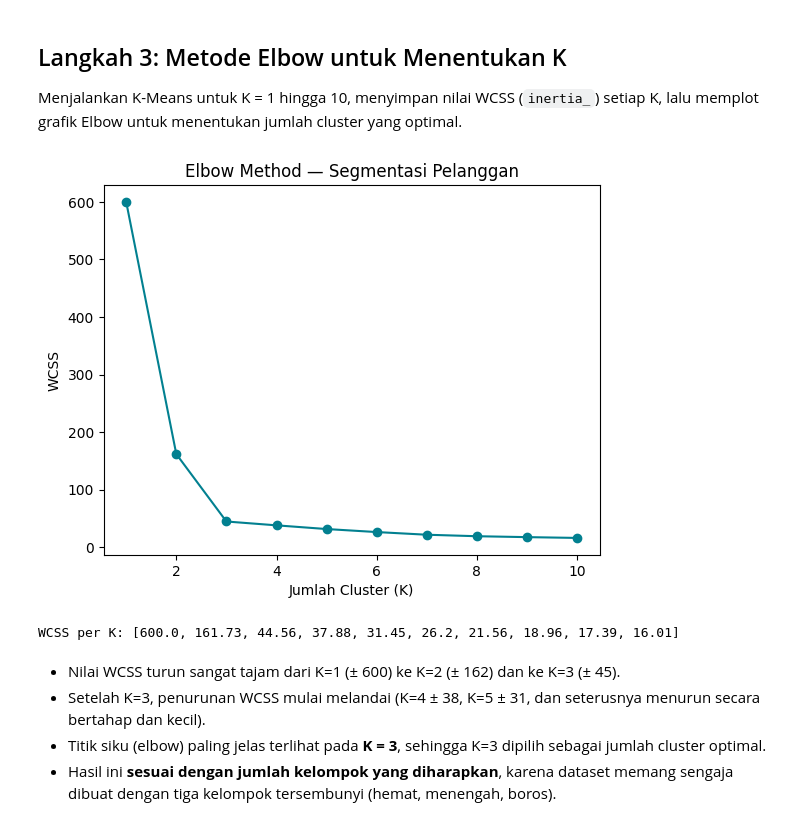
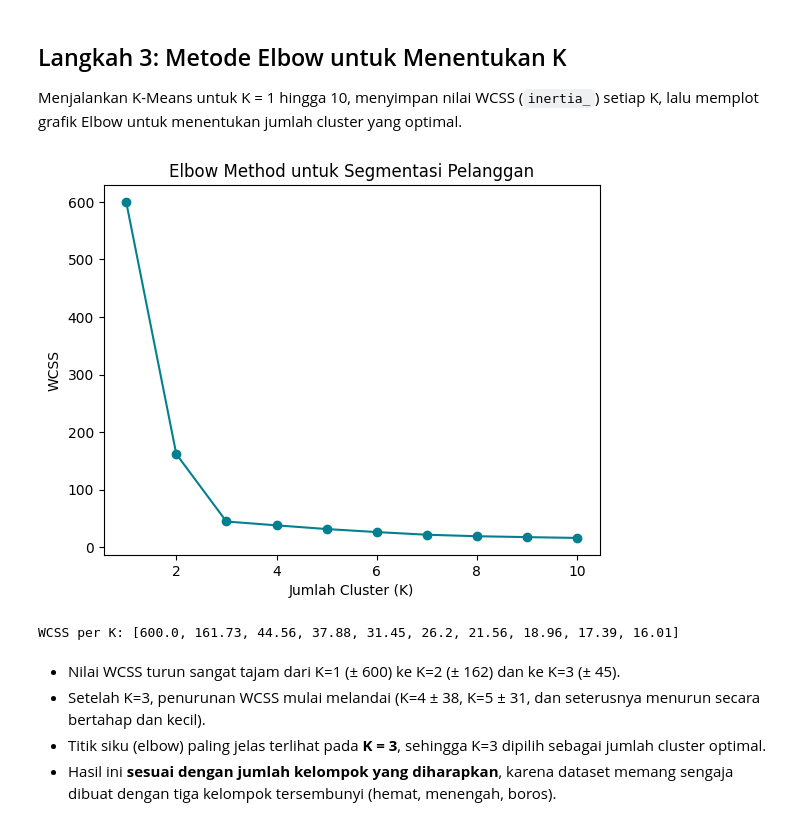
Before and after one commit to ranggadev/data-science-2026, a Jupyter notebook: Pertemuan11_RanggaSaputra_250401020034.ipynb, the cells around one changed output. Cells and saved outputs as stored; diff of their text form; code cells hidden in the pictures.

```diff
--- a/Pertemuan11_RanggaSaputra_250401020034.ipynb
+++ b/Pertemuan11_RanggaSaputra_250401020034.ipynb
@@ -72,20 +73,20 @@ Menjalankan K-Means untuk K = 1 hingga 10, menyimpan nilai WCSS (`inertia_`) set
 # %%
 from sklearn.cluster import KMeans
 
 wcss = []
 for k in range(1, 11):
     km = KMeans(n_clusters=k, random_state=42, init='k-means++', n_init=10)
     km.fit(X_scaled)
     wcss.append(km.inertia_)
 
 plt.plot(range(1, 11), wcss, marker='o', color='#028090')
 plt.xlabel('Jumlah Cluster (K)'); plt.ylabel('WCSS')
-plt.title('Elbow Method — Segmentasi Pelanggan')
+plt.title('Elbow Method untuk Segmentasi Pelanggan')
 plt.show()
 
 print('WCSS per K:', [round(w, 2) for w in wcss])
 # %% [output]
-[figure, old version]
+[figure, new version]
 WCSS per K: [600.0, 161.73, 44.56, 37.88, 31.45, 26.2, 21.56, 18.96, 17.39, 16.01]
 # %% [markdown]
 - Nilai WCSS turun sangat tajam dari K=1 (± 600) ke K=2 (± 162) dan ke K=3 (± 45).
```
Also changed, not shown: parts of 5 cells of this notebook, 4 other files.
